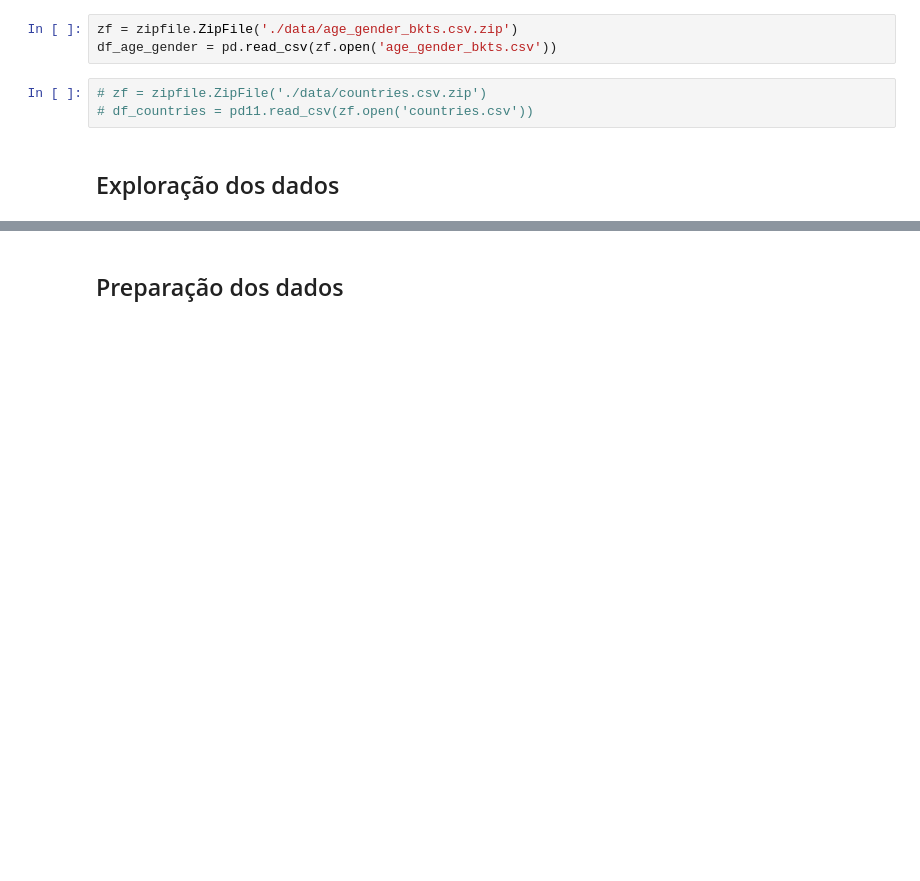
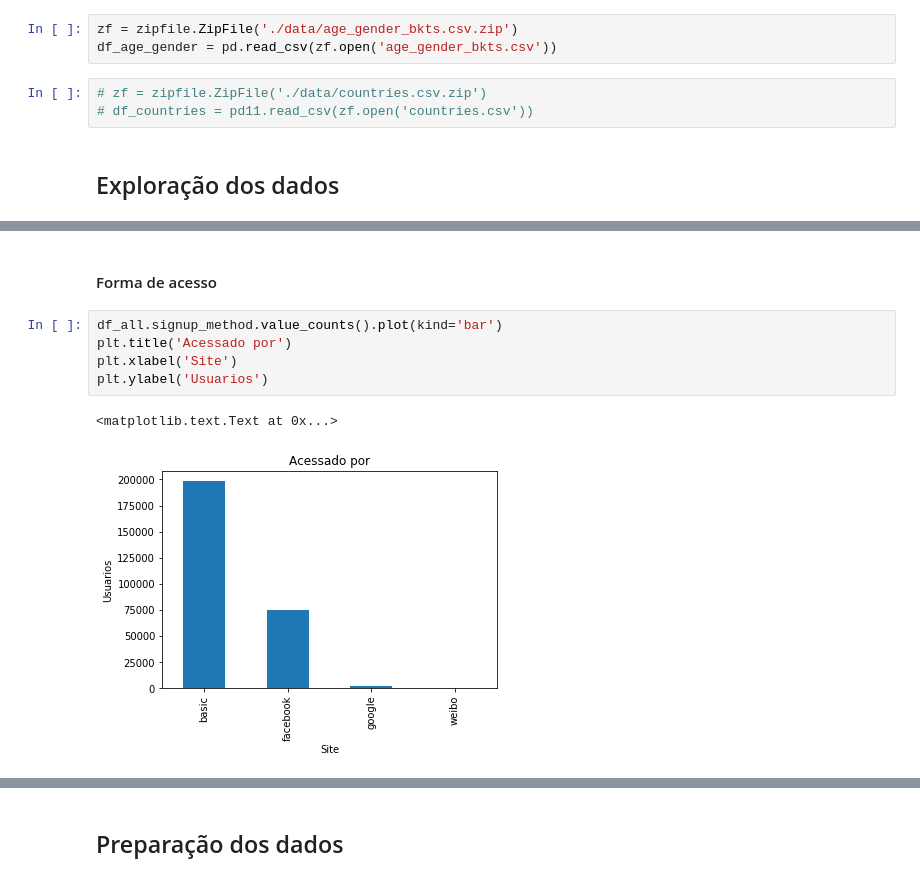
Before and after one commit to pedrobuzzi/ML-airbnb-new-users-booking, a Jupyter notebook: Airbnb - Capstone.ipynb, the cells around one changed output, grey strips where cells are left out. Drawn from its saved outputs; the diff is of its cells as text; blank space fills up the shorter version.

```diff
--- a/Airbnb - Capstone.ipynb
+++ b/Airbnb - Capstone.ipynb
@@ -31,0 +45,10 @@ sns.barplot(x='mean_age', y='population_in_thousands', hue='gender', data=df_age
+# %% [markdown]
+#### Forma de acesso
+# %%
+df_all.signup_method.value_counts().plot(kind='bar')
+plt.title('Acessado por')
+plt.xlabel('Site')
+plt.ylabel('Usuarios')
+# %% [output]
+<matplotlib.text.Text at 0x...>
+[figure, added]
```
Also changed, not shown: parts of 68 cells of this notebook.
